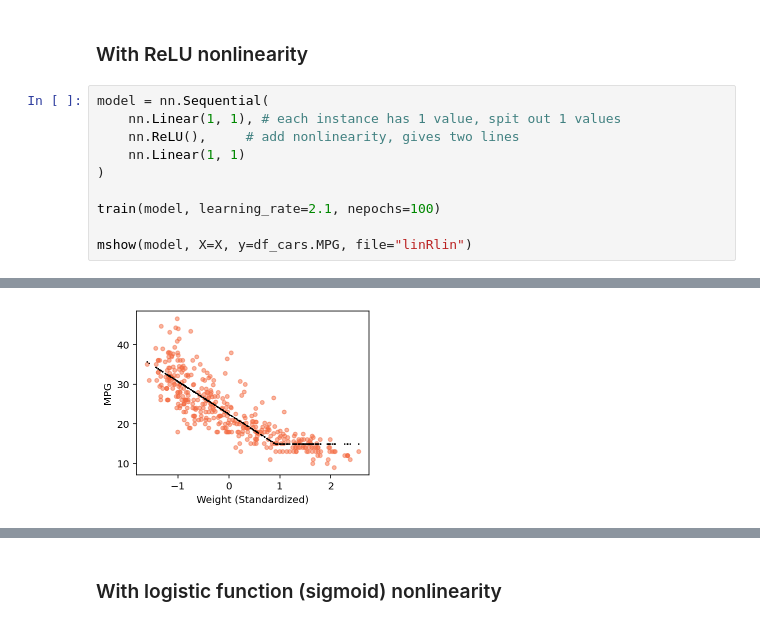
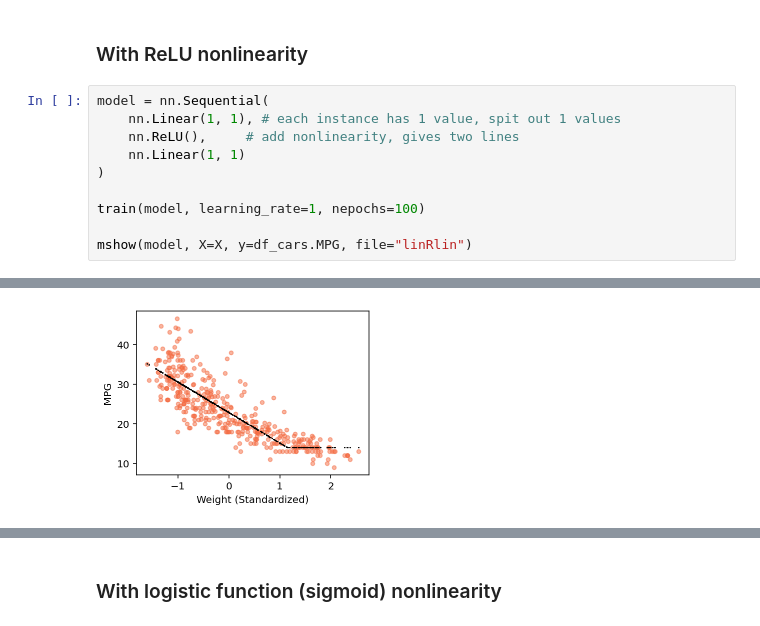
Before and after one commit to parrt/fundamentals-of-deep-learning, a Jupyter notebook: notebooks/2.pytorch-nn-training.ipynb, the cells around one changed output, grey strips where cells are left out. Saved outputs shown, nothing was run; the diff lists cells and outputs as text.

```diff
--- a/notebooks/2.pytorch-nn-training.ipynb
+++ b/notebooks/2.pytorch-nn-training.ipynb
@@ -139,7 +180,7 @@ model = nn.Sequential(
     nn.Linear(1, 1)
 )
 
-train(model, learning_rate=2.1, nepochs=100)
+train(model, learning_rate=1, nepochs=100)
 
 mshow(model, X=X, y=df_cars.MPG, file="linRlin")
 # %% [output]
@@ -158,4 +199,4 @@ LAST       MSE loss       17.894 MAE     3.16
-[figure, old version]
+[figure, new version]
 # %%
 model = nn.Sequential(
     nn.Linear(1, 5),
```
Also changed, not shown: parts of 23 cells of this notebook.
